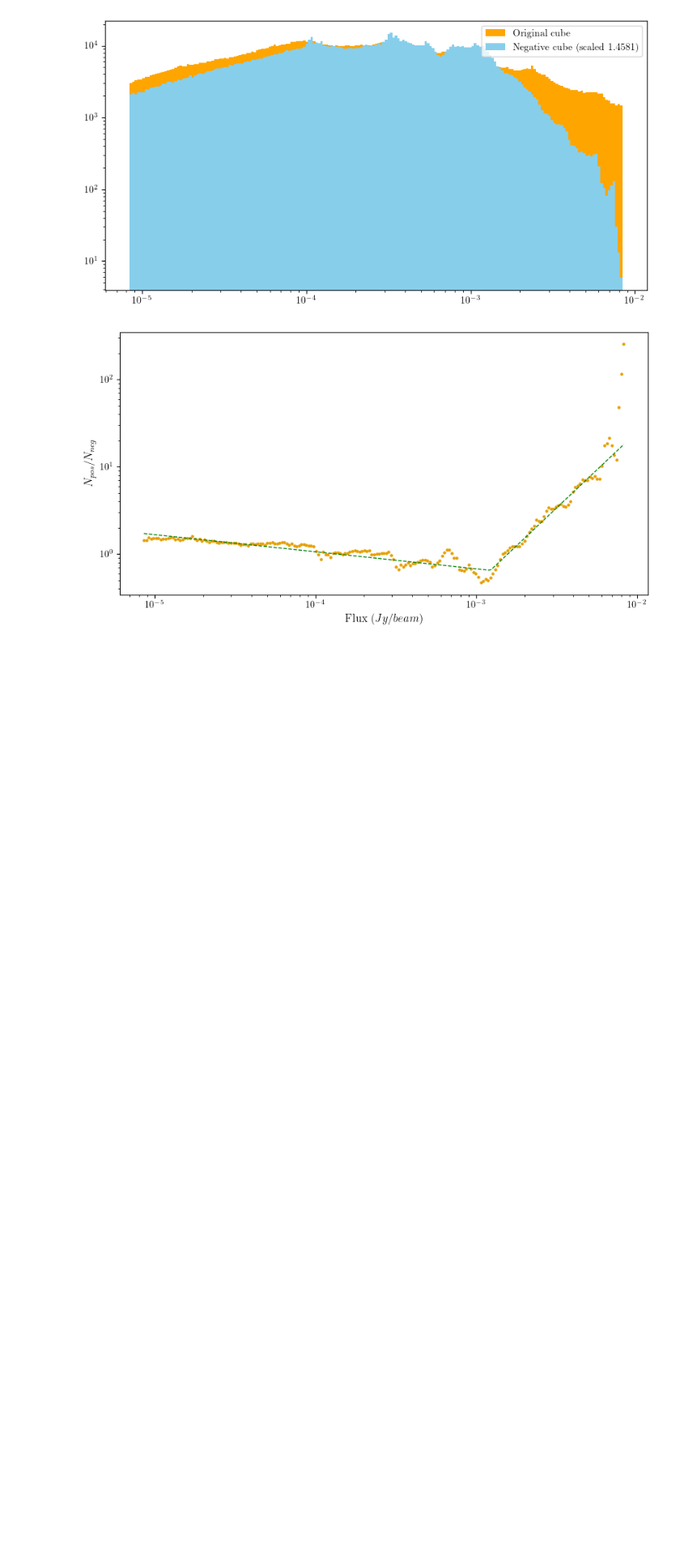
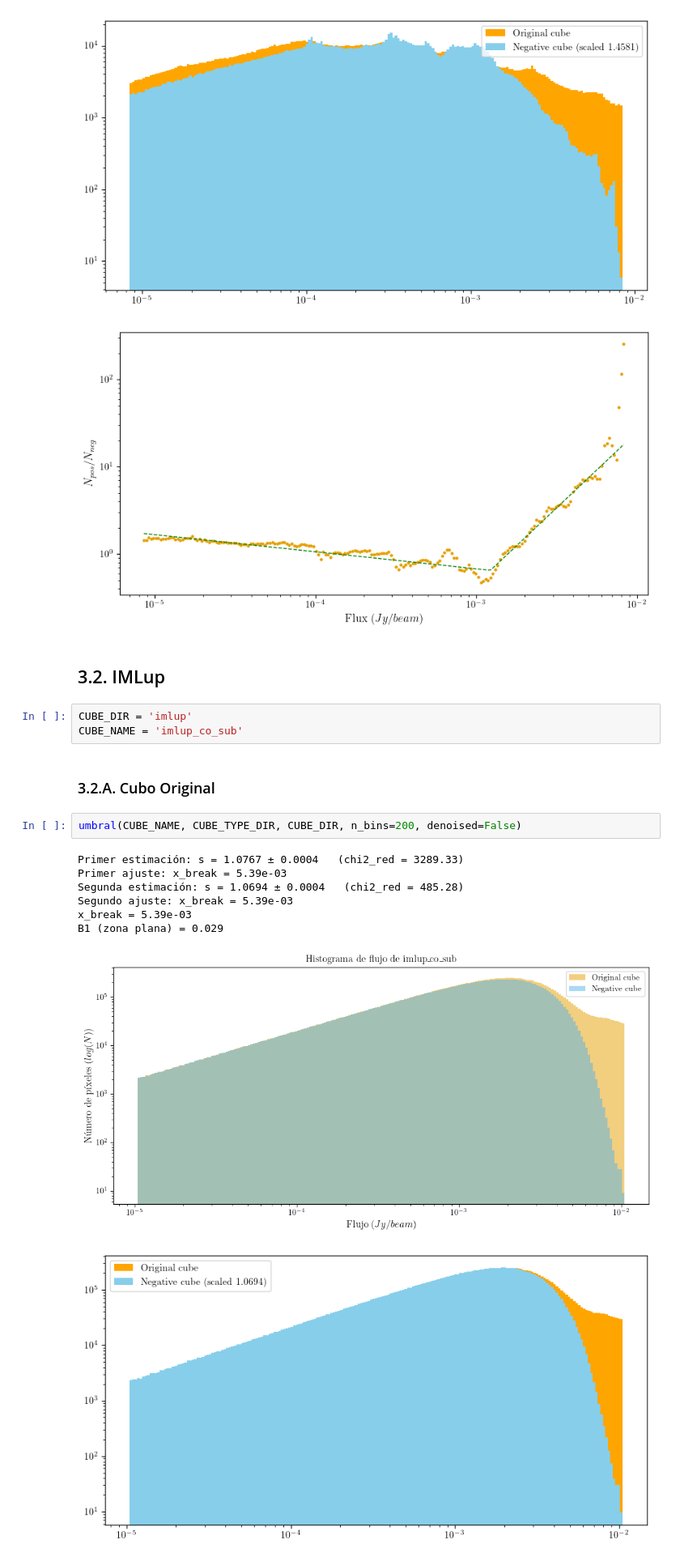
Before and after one commit to sebastiancastro12/WALDO, a Jupyter notebook: notebooks/ENGINE-umbral.ipynb, the cells around one changed output. Shown at 81% size. Saved outputs shown, nothing was run; the diff lists cells and outputs as text; blank space fills up the shorter version.

```diff
--- a/notebooks/ENGINE-umbral.ipynb
+++ b/notebooks/ENGINE-umbral.ipynb
@@ -728,3 +728,21 @@ B1 (zona plana) = -0.196
 [figure]
 [figure]
 [figure]
+# %% [markdown]
+## 3.2. IMLup
+# %%
+CUBE_DIR = 'imlup'
+CUBE_NAME = 'imlup_co_sub'
+# %% [markdown]
+### 3.2.A. Cubo Original
+# %%
+umbral(CUBE_NAME, CUBE_TYPE_DIR, CUBE_DIR, n_bins=200, denoised=False)
+# %% [output]
+Primer estimación: s = 1.0767 ± 0.0004   (chi2_red = 3289.33)
+Primer ajuste: x_break = 5.39e-03
+Segunda estimación: s = 1.0694 ± 0.0004   (chi2_red = 485.28)
+Segundo ajuste: x_break = 5.39e-03
+x_break = 5.39e-03
+B1 (zona plana) = 0.029
+[figure, added]
+[figure, added]
```
Also changed, not shown: parts of 27 cells of this notebook, 1 other file.
